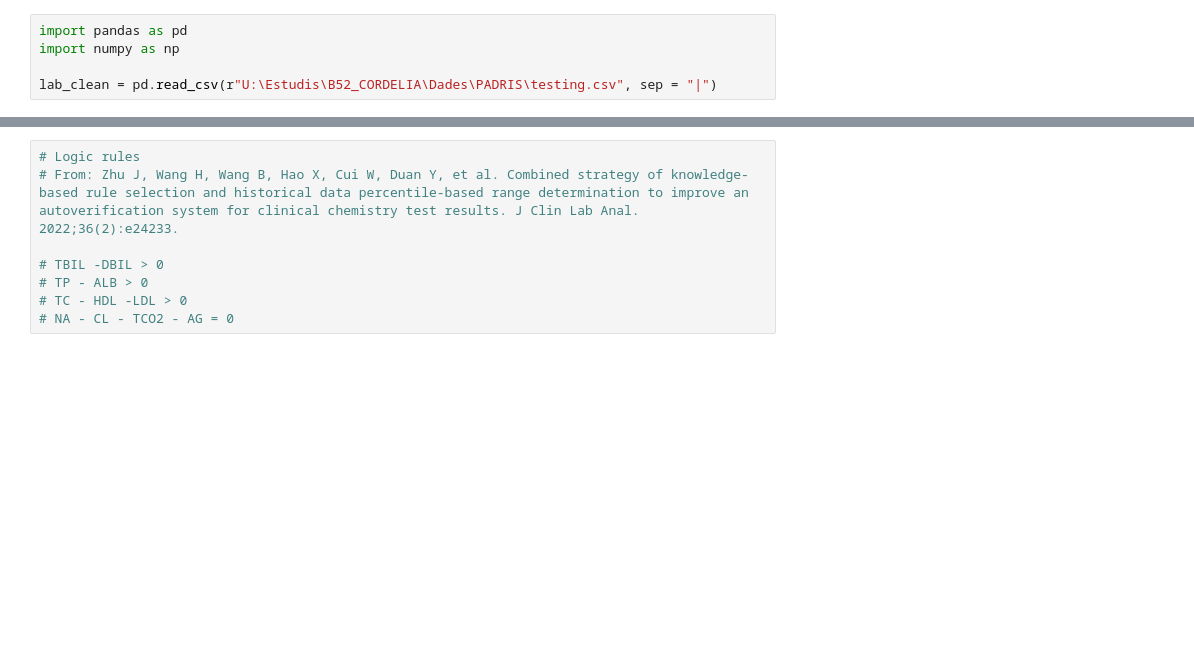
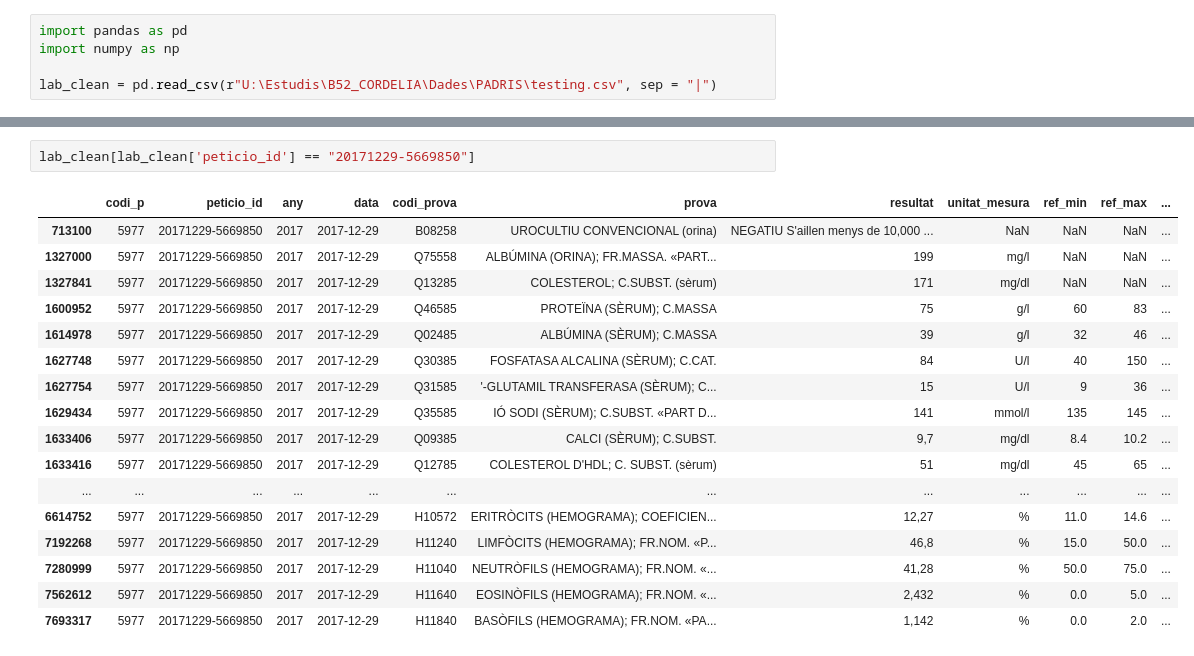
Before and after one commit to CordeliaProject/PADRISDataTools, a Jupyter notebook: source/lab/working.ipynb, the cells around one changed output, grey strips where cells are left out. Cells and saved outputs as stored; diff of their text form; blank space fills up the shorter version.

```diff
--- a/source/lab/working.ipynb
+++ b/source/lab/working.ipynb
@@ -30,9 +25,21 @@ lab_clean[(lab_clean['resultat'].str.contains(r"10E", na=False))]
-# %%
-# Logic rules
-# From: Zhu J, Wang H, Wang B, Hao X, Cui W, Duan Y, et al. Combined strategy of knowledge-based rule selection and historical data percentile‐based range determination to improve an autoverification system for clinical chemistry test results. J Clin Lab Anal. 2022;36(2):e24233.
-
-# TBIL -DBIL > 0
-# TP - ALB > 0
-# TC - HDL -LDL > 0
-# NA - CL - TCO2 - AG = 0
+# %%
+lab_clean[lab_clean['peticio_id'] == "20171229-5669850"]
+# %% [output]
+|  | codi_p | peticio_id | any | data | codi_prova | prova | resultat | unitat_mesura | ref_min | ref_max | ... |
+| 713100 | 5977 | 20171229-5669850 | 2017 | 2017-12-29 | B08258 | UROCULTIU CONVENCIONAL (orina) | NEGATIU S'aillen menys de 10,000 ... | NaN | NaN | NaN | ... |
+| 1327000 | 5977 | 20171229-5669850 | 2017 | 2017-12-29 | Q75558 | ALBÚMINA (ORINA); FR.MASSA. «PART... | 199 | mg/l | NaN | NaN | ... |
+| 1327841 | 5977 | 20171229-5669850 | 2017 | 2017-12-29 | Q13285 | COLESTEROL; C.SUBST. (sèrum) | 171 | mg/dl | NaN | NaN | ... |
+| 1600952 | 5977 | 20171229-5669850 | 2017 | 2017-12-29 | Q46585 | PROTEÏNA (SÈRUM); C.MASSA | 75 | g/l | 60 | 83 | ... |
+| 1614978 | 5977 | 20171229-5669850 | 2017 | 2017-12-29 | Q02485 | ALBÚMINA (SÈRUM); C.MASSA | 39 | g/l | 32 | 46 | ... |
+| 1627748 | 5977 | 20171229-5669850 | 2017 | 2017-12-29 | Q30385 | FOSFATASA ALCALINA (SÈRUM); C.CAT. | 84 | U/l | 40 | 150 | ... |
+| 1627754 | 5977 | 20171229-5669850 | 2017 | 2017-12-29 | Q31585 | '-GLUTAMIL TRANSFERASA (SÈRUM); C... | 15 | U/l | 9 | 36 | ... |
+| 1629434 | 5977 | 20171229-5669850 | 2017 | 2017-12-29 | Q35585 | IÓ SODI (SÈRUM); C.SUBST. «PART D... | 141 | mmol/l | 135 | 145 | ... |
+| 1633406 | 5977 | 20171229-5669850 | 2017 | 2017-12-29 | Q09385 | CALCI (SÈRUM); C.SUBST. | 9,7 | mg/dl | 8.4 | 10.2 | ... |
+| 1633416 | 5977 | 20171229-5669850 | 2017 | 2017-12-29 | Q12785 | COLESTEROL D'HDL; C. SUBST. (sèrum) | 51 | mg/dl | 45 | 65 | ... |
+| ... | ... | ... | ... | ... | ... | ... | ... | ... | ... | ... | ... |
+| 6614752 | 5977 | 20171229-5669850 | 2017 | 2017-12-29 | H10572 | ERITRÒCITS (HEMOGRAMA); COEFICIEN... | 12,27 | % | 11.0 | 14.6 | ... |
+| 7192268 | 5977 | 20171229-5669850 | 2017 | 2017-12-29 | H11240 | LIMFÒCITS (HEMOGRAMA); FR.NOM. «P... | 46,8 | % | 15.0 | 50.0 | ... |
+| 7280999 | 5977 | 20171229-5669850 | 2017 | 2017-12-29 | H11040 | NEUTRÒFILS (HEMOGRAMA); FR.NOM. «... | 41,28 | % | 50.0 | 75.0 | ... |
+| 7562612 | 5977 | 20171229-5669850 | 2017 | 2017-12-29 | H11640 | EOSINÒFILS (HEMOGRAMA); FR.NOM. «... | 2,432 | % | 0.0 | 5.0 | ... |
+| 7693317 | 5977 | 20171229-5669850 | 2017 | 2017-12-29 | H11840 | BASÒFILS (HEMOGRAMA); FR.NOM. «PA... | 1,142 | % | 0.0 | 2.0 | ... |
 # %%
```
Also changed, not shown: parts of 3 cells of this notebook, 4 other files.
